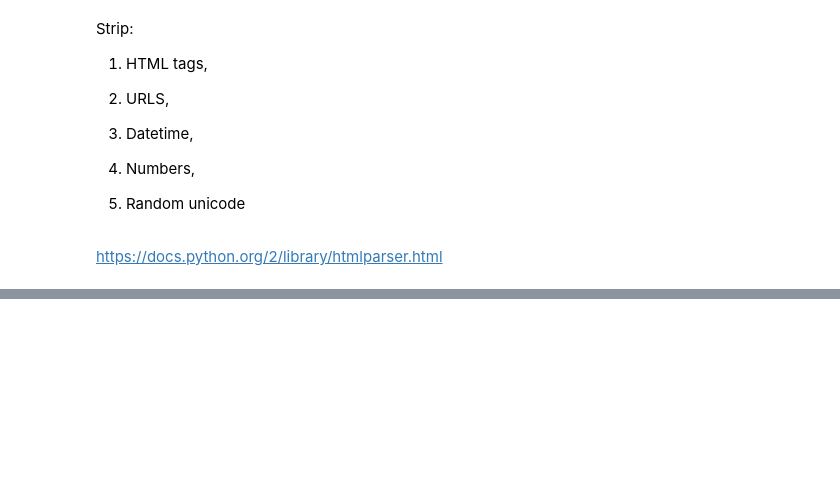
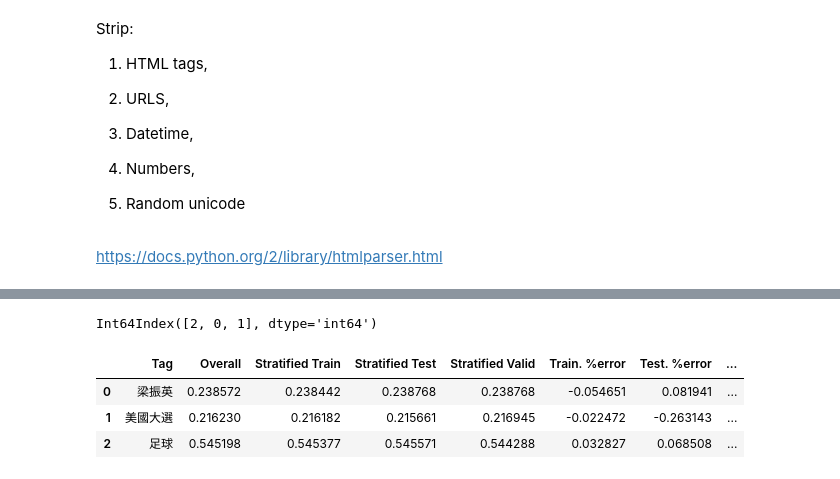
Before and after one commit to clara-codes/chinese-text-classification, a Jupyter notebook: Text Classification/Data Preprocessing.ipynb, the cells around one changed output, grey strips where cells are left out. Saved outputs shown, nothing was run; the diff lists cells and outputs as text; code cells hidden in the pictures; blank space fills up the shorter version.

```diff
--- a/Text Classification/Data Preprocessing.ipynb
+++ b/Text Classification/Data Preprocessing.ipynb
@@ -131,0 +201,39 @@ sklearn.__file__
+# %%
+split = StratifiedShuffleSplit(n_splits=1, test_size=0.4, random_state=42)
+
+for train_index, test_valid_index in split.split(train_set, train_set["tags_id"]):
+    strat_train_set = train_set.loc[train_index]
+    strat_test_valid_set = train_set.loc[test_valid_index]
+# %%
+strat_test_valid_set = strat_test_valid_set.reset_index()
+# %%
+split = StratifiedShuffleSplit(n_splits=1, test_size=0.5, random_state=42)
+
+for train_index, test_valid_index in split.split(strat_test_valid_set, strat_test_valid_set["tags_id"]):
+    strat_test_set = strat_test_valid_set.loc[train_index]
+    strat_valid_set = strat_test_valid_set.loc[test_valid_index]
+# %%
+strat_train_set['tags_id'].value_counts().index
+# %% [output]
+Int64Index([2, 0, 1], dtype='int64')
+# %%
+def cat_proportions(data):
+    return data["tags_id"].value_counts() / len(data)
+
+compare_props = pd.DataFrame({
+    "Tag": le.inverse_transform(strat_train_set['tags_id'].value_counts().index),
+    "Overall": cat_proportions(train_set),
+    "Stratified Train": cat_proportions(strat_train_set),
+    "Stratified Test": cat_proportions(strat_test_set),
+    "Stratified Valid": cat_proportions(strat_valid_set),
+}).sort_index()
+compare_props["Train. %error"] = 100 * compare_props["Stratified Train"] / compare_props["Overall"] - 100
+compare_props["Test. %error"] = 100 * compare_props["Stratified Test"] / compare_props["Overall"] - 100
+compare_props["Valid. %error"] = 100 * compare_props["Stratified Valid"] / compare_props["Overall"] - 100
+# %%
+compare_props
+# %% [output]
+|  | Tag | Overall | Stratified Train | Stratified Test | Stratified Valid | Train. %error | Test. %error | ... |
+| 0 | 梁振英 | 0.238572 | 0.238442 | 0.238768 | 0.238768 | -0.054651 | 0.081941 | ... |
+| 1 | 美國大選 | 0.216230 | 0.216182 | 0.215661 | 0.216945 | -0.022472 | -0.263143 | ... |
+| 2 | 足球 | 0.545198 | 0.545377 | 0.545571 | 0.544288 | 0.032827 | 0.068508 | ... |
```
Also changed, not shown: parts of 22 cells of this notebook, 4 other files.
